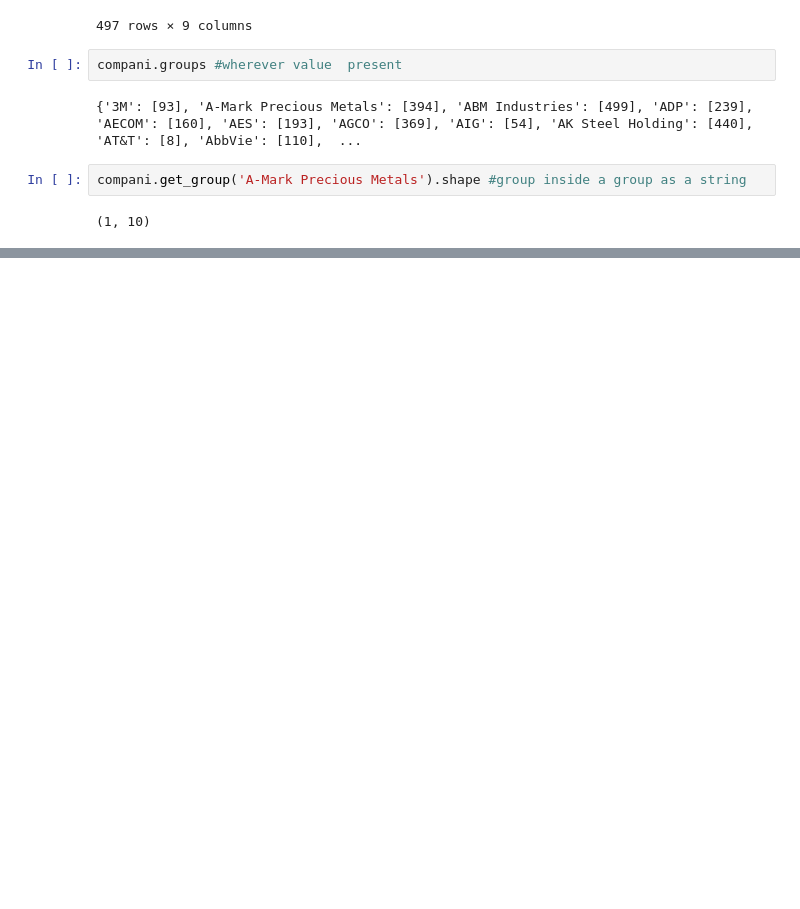
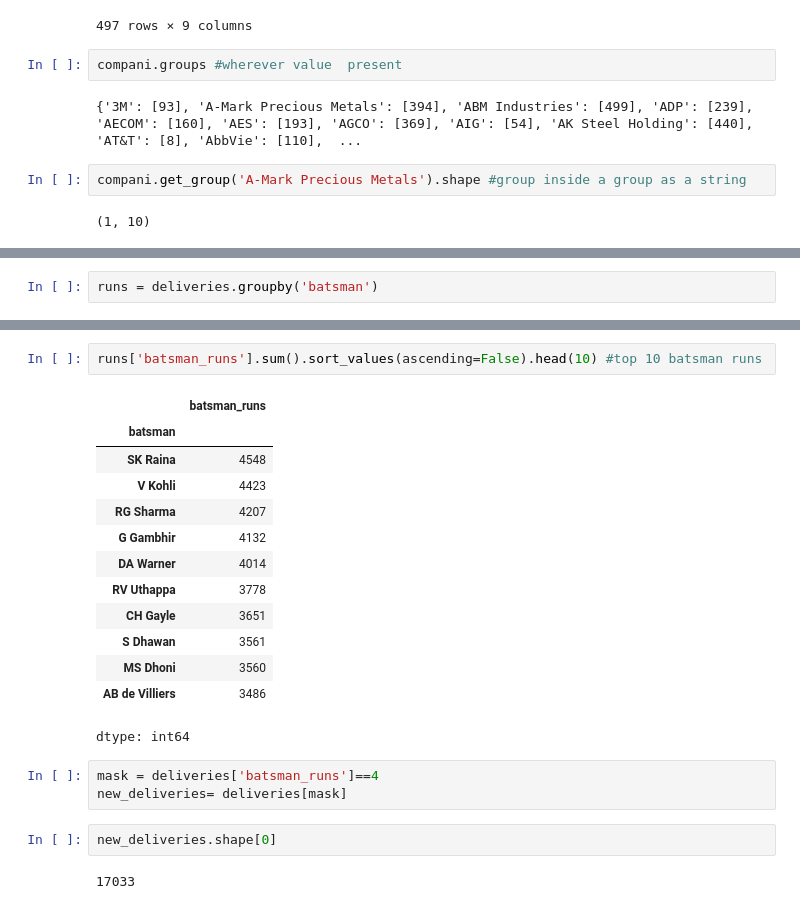
Before and after one commit to yashwantS2/Machine-Learning, a Jupyter notebook: pandas_IPL_ANALYSIS.ipynb, the cells around one changed output, grey strips where cells are left out. Cells and saved outputs as stored; diff of their text form; blank space fills up the shorter version.

```diff
--- a/pandas_IPL_ANALYSIS.ipynb
+++ b/pandas_IPL_ANALYSIS.ipynb
@@ -525,0 +545,2 @@ compani.get_group('A-Mark Precious Metals').shape #group inside a group as a str
+# %%
+runs = deliveries.groupby('batsman')
@@ -525,0 +551,23 @@ compani.get_group('A-Mark Precious Metals').shape #group inside a group as a str
+# %%
+runs['batsman_runs'].sum().sort_values(ascending=False).head(10) #top 10 batsman runs
+# %% [output]
+|  | batsman_runs |
+| batsman |  |
+| SK Raina | 4548 |
+| V Kohli | 4423 |
+| RG Sharma | 4207 |
+| G Gambhir | 4132 |
+| DA Warner | 4014 |
+| RV Uthappa | 3778 |
+| CH Gayle | 3651 |
+| S Dhawan | 3561 |
+| MS Dhoni | 3560 |
+| AB de Villiers | 3486 |
+dtype: int64
+# %%
+mask = deliveries['batsman_runs']==4
+new_deliveries= deliveries[mask]
+# %%
+new_deliveries.shape[0]
+# %% [output]
+17033
```
Also changed, not shown: parts of 22 cells of this notebook.
